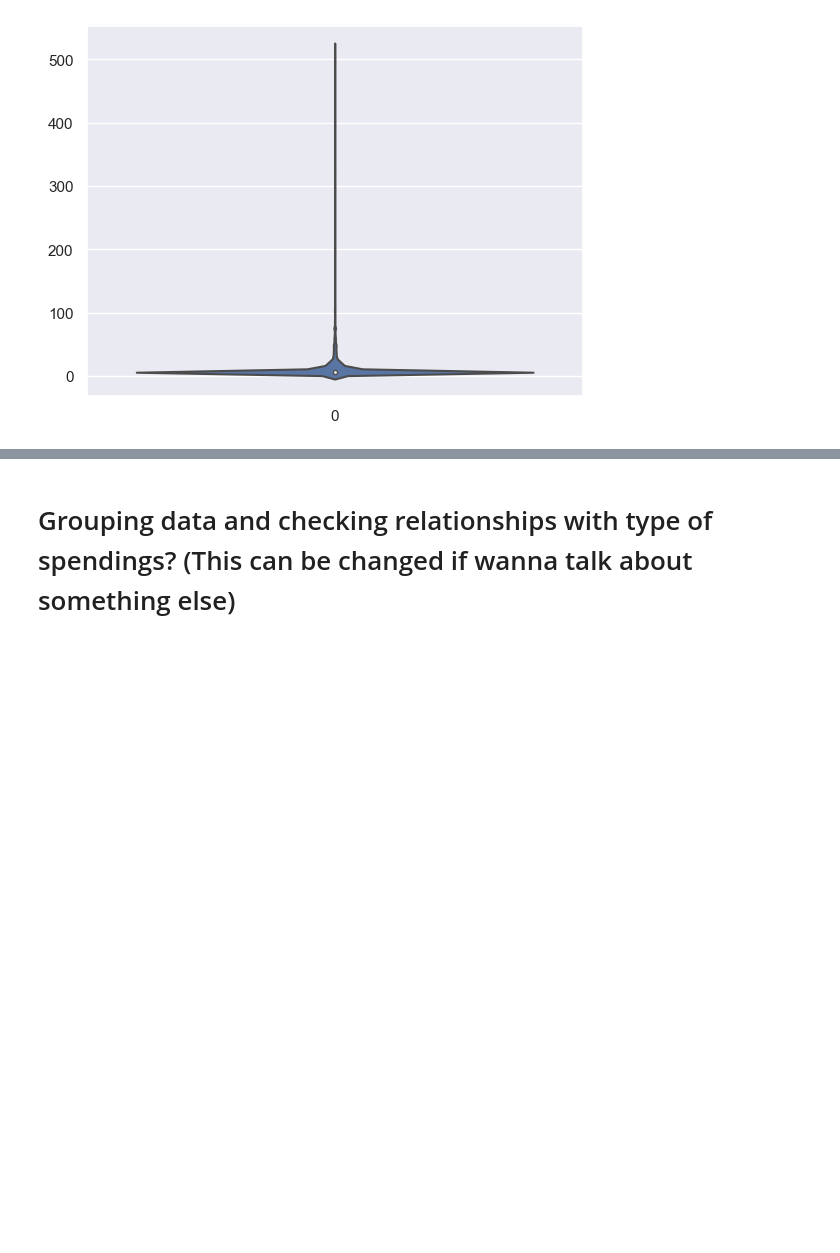
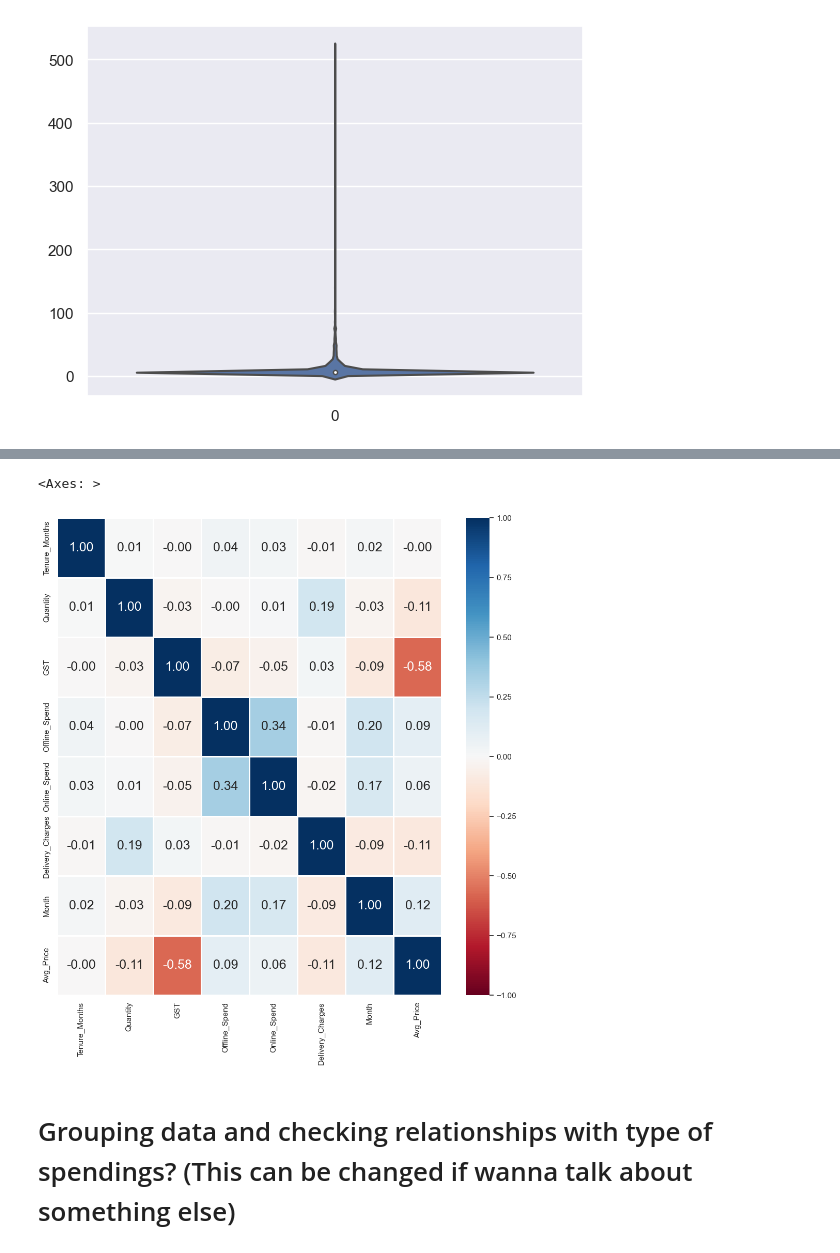
Before and after one commit to Yeesbae/SC1015_MiniProject, a Jupyter notebook: Project.ipynb, the cells around one changed output, grey strips where cells are left out. Saved outputs shown, nothing was run; the diff lists cells and outputs as text; code cells hidden in the pictures; blank space fills up the shorter version.

```diff
--- a/Project.ipynb
+++ b/Project.ipynb
@@ -202,3 +202,7 @@ sb.violinplot(data = df['Delivery_Charges'])
 # %% [output]
 <Axes: >
 [figure]
+# %%
+datacorr=pd.DataFrame(data[["Tenure_Months","Quantity","GST","Offline_Spend","Online_Spend","Delivery_Charges","Month","Avg_Price"]])
+datacorr.corr()
+#Tenure_Months	Quantity	Avg_Price	Delivery_Charges	GST	Offline_Spend	Online_Spend	Month	Discount_pct
@@ -205,3 +219,10 @@ sb.violinplot(data = df['Delivery_Charges'])
+# %%
+f = plt.figure(figsize=(12, 12))
+sb.heatmap(datacorr.corr(), vmin = -1, vmax = 1, linewidths = 1,
+           annot = True, fmt = ".2f", annot_kws = {"size": 18}, cmap = "RdBu")
+# %% [output]
+<Axes: >
+[figure, added]
 # %% [markdown]
 # Grouping data and checking relationships with type of spendings? (This can be changed if wanna talk about something else)
 # %% [markdown]
```
Also changed, not shown: parts of 1 cell of this notebook.
